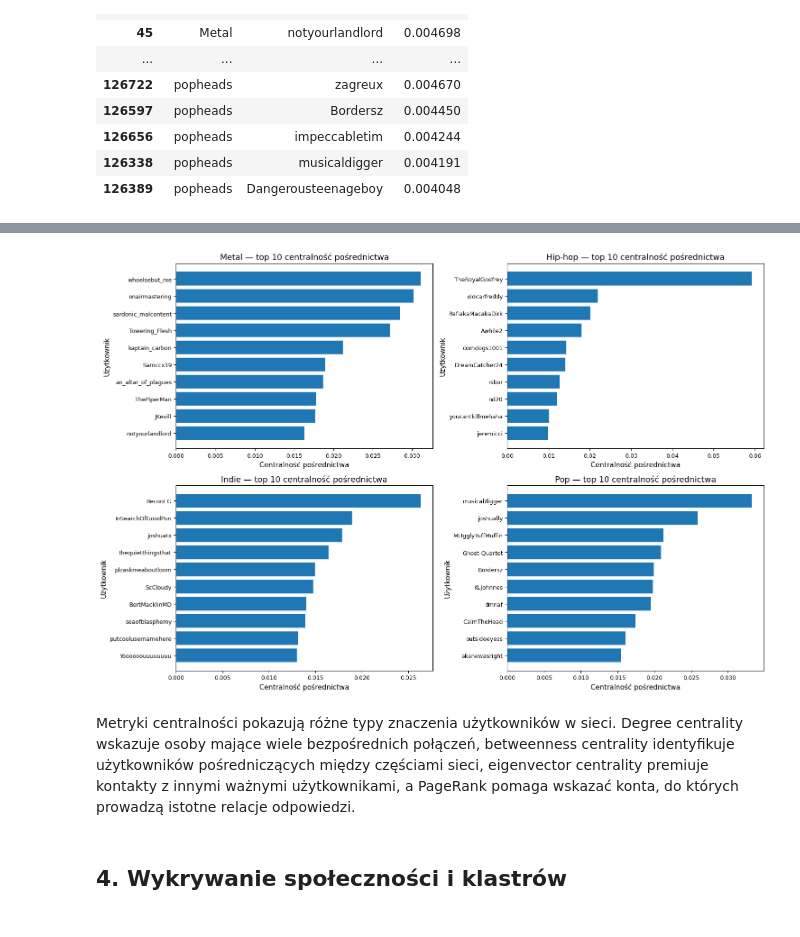
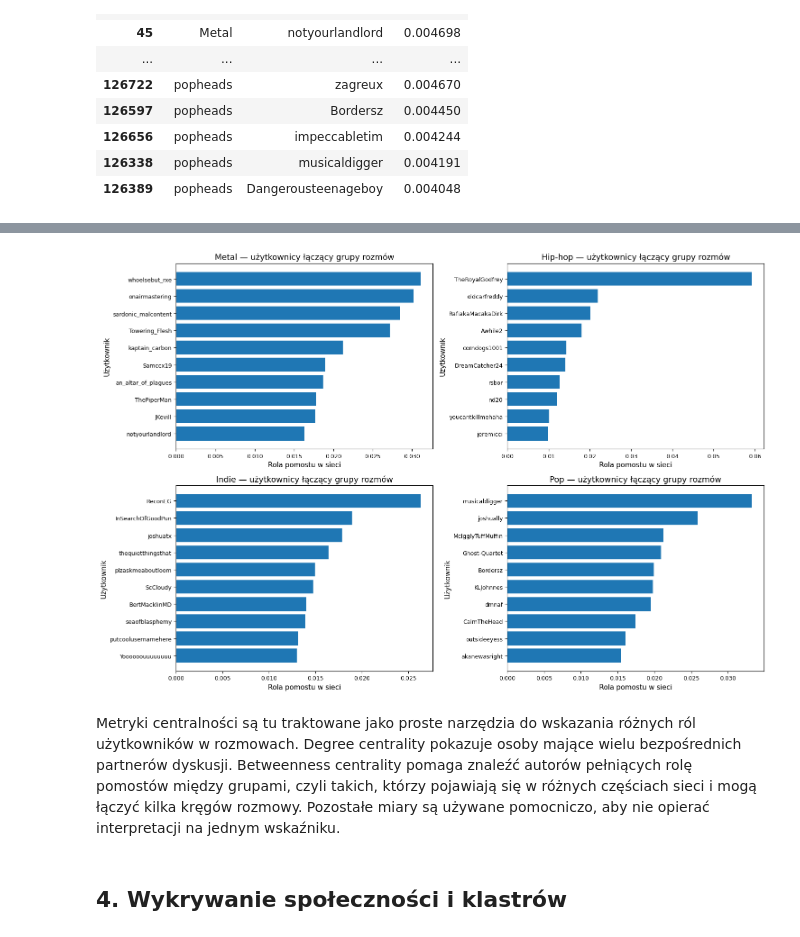
Before and after one commit to Weisjan/Reddit-Music-Community-Analysis, a Jupyter notebook: notebooks/03_network_analysis_uporzadkowany.ipynb, the cells around one changed output, grey strips where cells are left out. Saved outputs shown, nothing was run; the diff lists cells and outputs as text; code cells hidden in the pictures.

```diff
--- a/notebooks/03_network_analysis_uporzadkowany.ipynb
+++ b/notebooks/03_network_analysis_uporzadkowany.ipynb
@@ -303,8 +303,8 @@ for ax, (subreddit, graph) in zip(axes, sorted(graphs.items())):
         continue
     upper_limit = max(1, int(np.percentile(degrees, 95)))
     ax.hist(degrees, bins=30, range=(0, upper_limit))
-    ax.set_title(f"{subreddit_display(subreddit)} — rozkład stopni węzłów")
-    ax.set_xlabel("Stopień węzła")
+    ax.set_title(f"{subreddit_display(subreddit)} — liczba bezpośrednich rozmów")
+    ax.set_xlabel("Liczba bezpośrednich relacji")
     ax.set_ylabel("Liczba użytkowników")
     ax.set_yscale("log")
 
@@ -454,8 +454,8 @@ axes = axes.flatten()
 for ax, (subreddit, centrality_df) in zip(axes, sorted(centrality_tables.items())):
     top = centrality_df.sort_values("degree_centrality", ascending=False).head(10).iloc[::-1]
     ax.barh(top.index, top["degree_centrality"])
-    ax.set_title(f"{subreddit_display(subreddit)} — top 10 centralność stopnia")
-    ax.set_xlabel("Centralność stopnia")
+    ax.set_title(f"{subreddit_display(subreddit)} — najbardziej połączeni użytkownicy")
+    ax.set_xlabel("Wskaźnik bezpośrednich relacji")
     ax.set_ylabel("Użytkownik")
 
 for ax in axes[len(centrality_tables):]:
@@ -469,24 +469,24 @@ plt.show()
 # %%
 fig, axes = plt.subplots(2, 2, figsize=(15, 10))
 axes = axes.flatten()
 
 for ax, (subreddit, centrality_df) in zip(axes, sorted(centrality_tables.items())):
     top = centrality_df.sort_values("betweenness_centrality", ascending=False).head(10).iloc[::-1]
     ax.barh(top.index, top["betweenness_centrality"])
-    ax.set_title(f"{subreddit_display(subreddit)} — top 10 centralność pośrednictwa")
-    ax.set_xlabel("Centralność pośrednictwa")
+    ax.set_title(f"{subreddit_display(subreddit)} — użytkownicy łączący grupy rozmów")
+    ax.set_xlabel("Rola pomostu w sieci")
     ax.set_ylabel("Użytkownik")
 
 for ax in axes[len(centrality_tables):]:
     ax.axis("off")
 
 plt.tight_layout()
 plt.savefig(FIGURES_DIR / "top_betweenness_centrality.png", dpi=150, bbox_inches="tight")
 plt.show()
 # %% [output]
-[figure, old version]
+[figure, new version]
 # %% [markdown]
-Metryki centralności pokazują różne typy znaczenia użytkowników w sieci. Degree centrality wskazuje osoby mające wiele bezpośrednich połączeń, betweenness centrality identyfikuje użytkowników pośredniczących między częściami sieci, eigenvector centrality premiuje kontakty z innymi ważnymi użytkownikami, a PageRank pomaga wskazać konta, do których prowadzą istotne relacje odpowiedzi.
+Metryki centralności są tu traktowane jako proste narzędzia do wskazania różnych ról użytkowników w rozmowach. Degree centrality pokazuje osoby mające wielu bezpośrednich partnerów dyskusji. Betweenness centrality pomaga znaleźć autorów pełniących rolę pomostów między grupami, czyli takich, którzy pojawiają się w różnych częściach sieci i mogą łączyć kilka kręgów rozmowy. Pozostałe miary są używane pomocniczo, aby nie opierać interpretacji na jednym wskaźniku.
 # %% [markdown]
 ## 4. Wykrywanie społeczności i klastrów
 # %%
```
Also changed, not shown: parts of 23 cells of this notebook, 11 other files.
